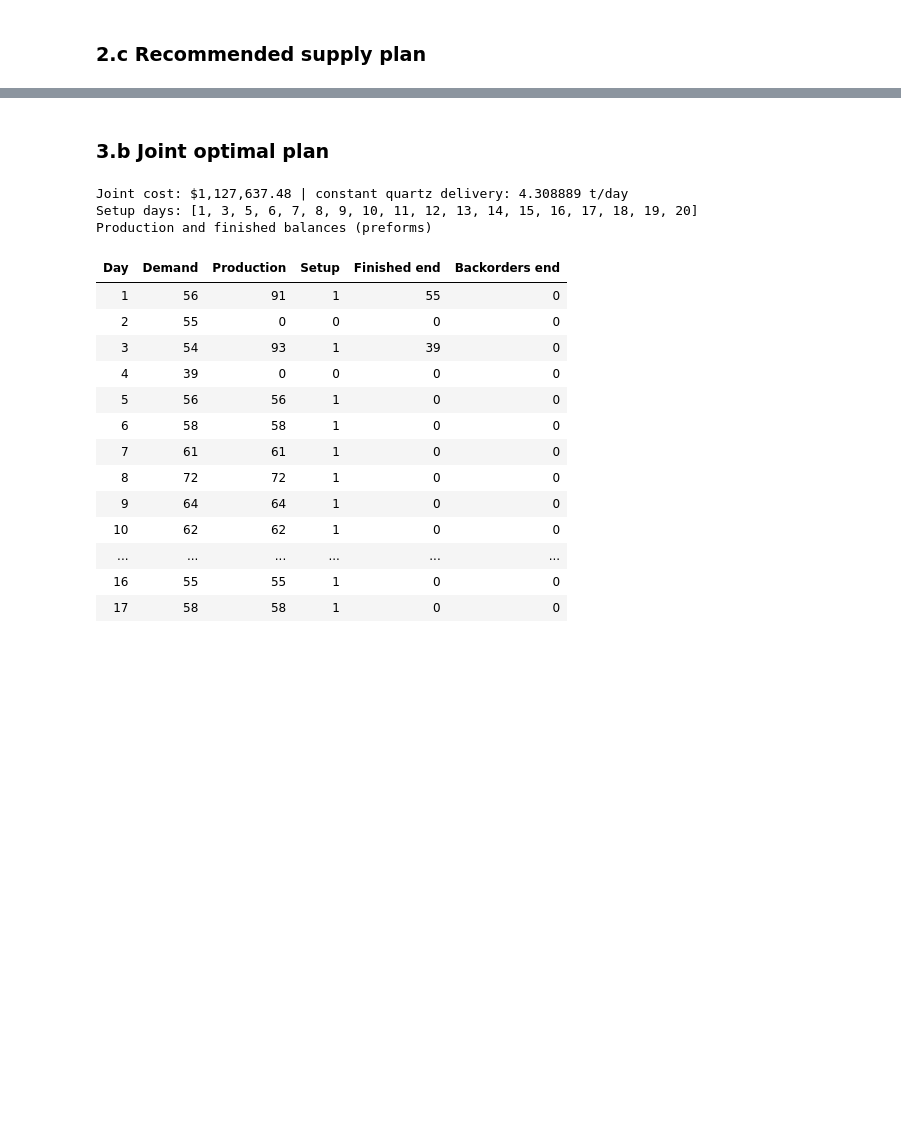
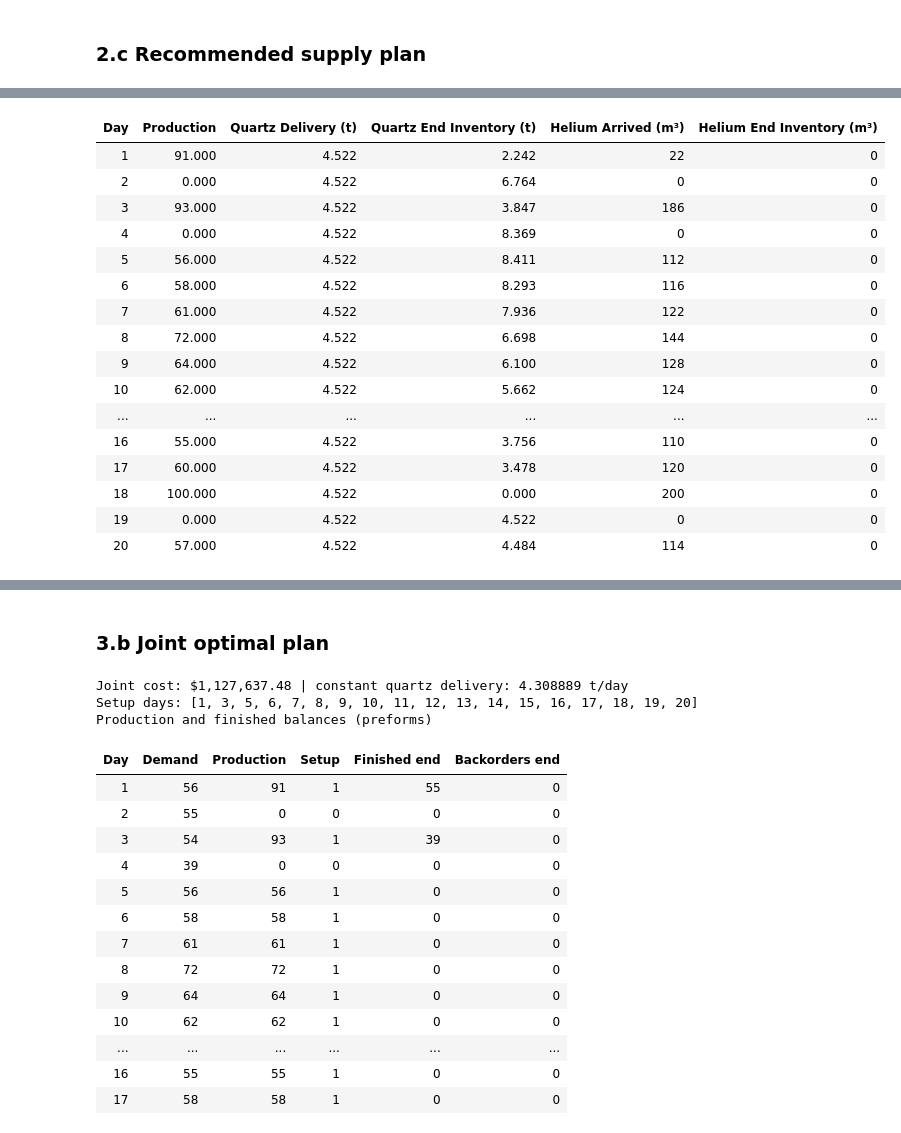
Before and after one commit to paveenavijay/QBUS3340-Operations-Management-, a Jupyter notebook: QBUS3340_Group_Assignment_Consolidated.ipynb, the cells around one changed output, grey strips where cells are left out. Cells and saved outputs as stored; diff of their text form; code cells hidden in the pictures; blank space fills up the shorter version.

```diff
--- a/QBUS3340_Group_Assignment_Consolidated.ipynb
+++ b/QBUS3340_Group_Assignment_Consolidated.ipynb
@@ -346,0 +248,51 @@ Total input-related cost
+# %%
+task2_model = pulp.LpProblem("Task2_fixed_production_supply", pulp.LpMinimize)
+fixed_x = dict(zip(DAYS, task1_plan["Production"]))
+seq_supply, seq_supply_terms = supply_block(task2_model, fixed_x)
+task2_model += pulp.lpSum(seq_supply_terms.values())
+task2_run = solve_model(task2_model, "Task 2: supply for fixed plan")
+seq_plan = attach_supply(task1_plan, seq_supply)
+task2_costs = {name: pulp.value(term) for name, term in seq_supply_terms.items()}
+task2_total = sum(task2_costs.values())
+
+required_q = (requirements["Cumulative quartz (t)"] - Q0) / requirements["Day"]
+binding_day = int(requirements.loc[required_q.idxmax(), "Day"])
+assert abs(required_q.max() - seq_supply["q"].value()) < 1e-6
+
+plan_output = seq_plan[[
+    "Day", "Production", "Quartz delivery (t)", "Quartz end (t)",
+    "Helium arrival (m3)", "Helium end (m3)"
+]].rename(columns={
+    "Quartz delivery (t)": "Quartz Delivery (t)",
+    "Quartz end (t)": "Quartz End Inventory (t)",
+    "Helium arrival (m3)": "Helium Arrived (m³)",
+    "Helium end (m3)": "Helium End Inventory (m³)"
+})
+
+# Format tonne columns to 3 decimal places
+for col in ["Production", "Quartz Delivery (t)", "Quartz End Inventory (t)"]:
+    plan_output[col] = plan_output[col].map(lambda x: f"{x:.3f}")
+
+# Format m³ columns to 0 decimal places
+for col in ["Helium Arrived (m³)", "Helium End Inventory (m³)"]:
+    plan_output[col] = plan_output[col].map(lambda x: f"{x:.0f}")
+
+show_table(plan_output)
+# %% [output]
+| Day | Production | Quartz Delivery (t) | Quartz End Inventory (t) | Helium Arrived (m³) | Helium End Inventory (m³) |
+| 1 | 91.000 | 4.522 | 2.242 | 22 | 0 |
+| 2 | 0.000 | 4.522 | 6.764 | 0 | 0 |
+| 3 | 93.000 | 4.522 | 3.847 | 186 | 0 |
+| 4 | 0.000 | 4.522 | 8.369 | 0 | 0 |
+| 5 | 56.000 | 4.522 | 8.411 | 112 | 0 |
+| 6 | 58.000 | 4.522 | 8.293 | 116 | 0 |
+| 7 | 61.000 | 4.522 | 7.936 | 122 | 0 |
+| 8 | 72.000 | 4.522 | 6.698 | 144 | 0 |
+| 9 | 64.000 | 4.522 | 6.100 | 128 | 0 |
+| 10 | 62.000 | 4.522 | 5.662 | 124 | 0 |
+| ... | ... | ... | ... | ... | ... |
+| 16 | 55.000 | 4.522 | 3.756 | 110 | 0 |
+| 17 | 60.000 | 4.522 | 3.478 | 120 | 0 |
+| 18 | 100.000 | 4.522 | 0.000 | 200 | 0 |
+| 19 | 0.000 | 4.522 | 4.522 | 0 | 0 |
+| 20 | 57.000 | 4.522 | 4.484 | 114 | 0 |
```
Also changed, not shown: parts of 16 cells of this notebook.
